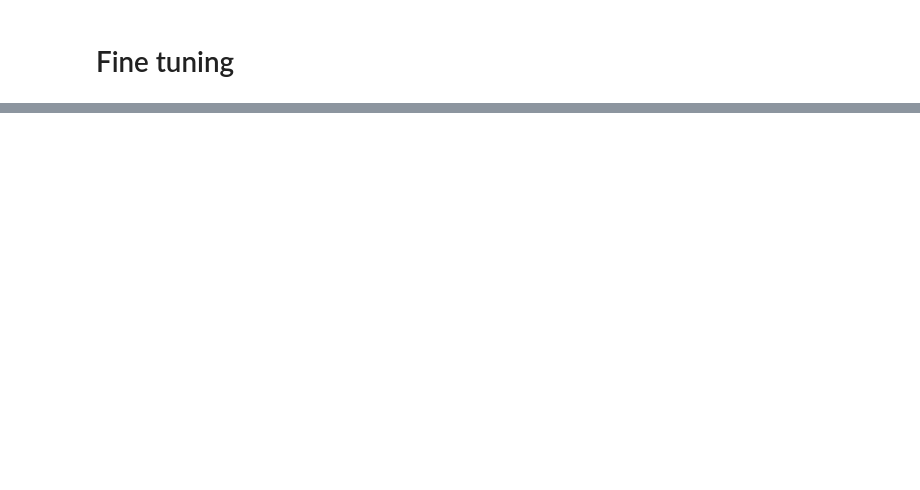
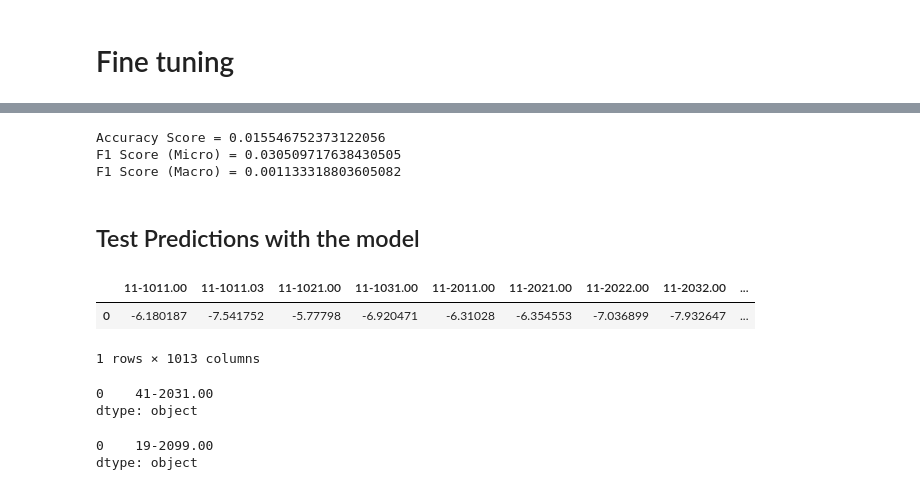
Before and after one commit to OhOmah/ResumeSkillExtraction, a Jupyter notebook: step1DataExploration/JobToONETMatching.ipynb, the cells around one changed output, grey strips where cells are left out. Drawn from its saved outputs; the diff is of its cells as text; code cells hidden in the pictures; blank space fills up the shorter version.

Commit message:
Trained V1 of the model

```diff
--- a/step1DataExploration/JobToONETMatching.ipynb
+++ b/step1DataExploration/JobToONETMatching.ipynb
@@ -306,4 +207,0 @@ from transformers import RobertaForMaskedLM
-# %%
-model = RobertaForMaskedLM(config)
-# %%
-device = torch.device('cuda') if torch.cuda.is_available() else torch.device('cpu')
@@ -387,0 +265,38 @@ fill(f'Chief {fill.tokenizer.mask_token}')
+# %%
+for epoch in range(EPOCHS):
+    outputs, targets = validation(epoch)
+    outputs = np.array(outputs) >= 0.5
+    accuracy = metrics.accuracy_score(targets, outputs)
+    f1_score_micro = metrics.f1_score(targets, outputs, average='micro')
+    f1_score_macro = metrics.f1_score(targets, outputs, average='macro')
+    print(f"Accuracy Score = {accuracy}")
+    print(f"F1 Score (Micro) = {f1_score_micro}")
+    print(f"F1 Score (Macro) = {f1_score_macro}")
+# %% [output]
+Accuracy Score = 0.015546752373122056
+F1 Score (Micro) = 0.030509717638430505
+F1 Score (Macro) = 0.001133318803605082
+# %% [markdown]
+## Test Predictions with the model
+# %%
+# To predict, the model is looking for the ids, mask and token_type_ids. Which means whatever we input must be run through the tokenizer first.
+input='Fry Cook'
+output = predict(input, tokenizer, model, device)
+# %%
+output_df = pd.DataFrame(output.cpu().detach().numpy().tolist(), columns=label_df.columns)
+# %%
+output_df
+# %% [output]
+|  | 11-1011.00 | 11-1011.03 | 11-1021.00 | 11-1031.00 | 11-2011.00 | 11-2021.00 | 11-2022.00 | 11-2032.00 | ... |
+| 0 | -6.180187 | -7.541752 | -5.77798 | -6.920471 | -6.31028 | -6.354553 | -7.036899 | -7.932647 | ... |
+1 rows × 1013 columns
+# %%
+output_df.idxmax(axis='columns')
+# %% [output]
+0    41-2031.00
+dtype: object
+# %%
+output_df.idxmin(axis=1)
+# %% [output]
+0    19-2099.00
+dtype: object
```
Also changed, not shown: parts of 36 cells of this notebook, 1 other file.
